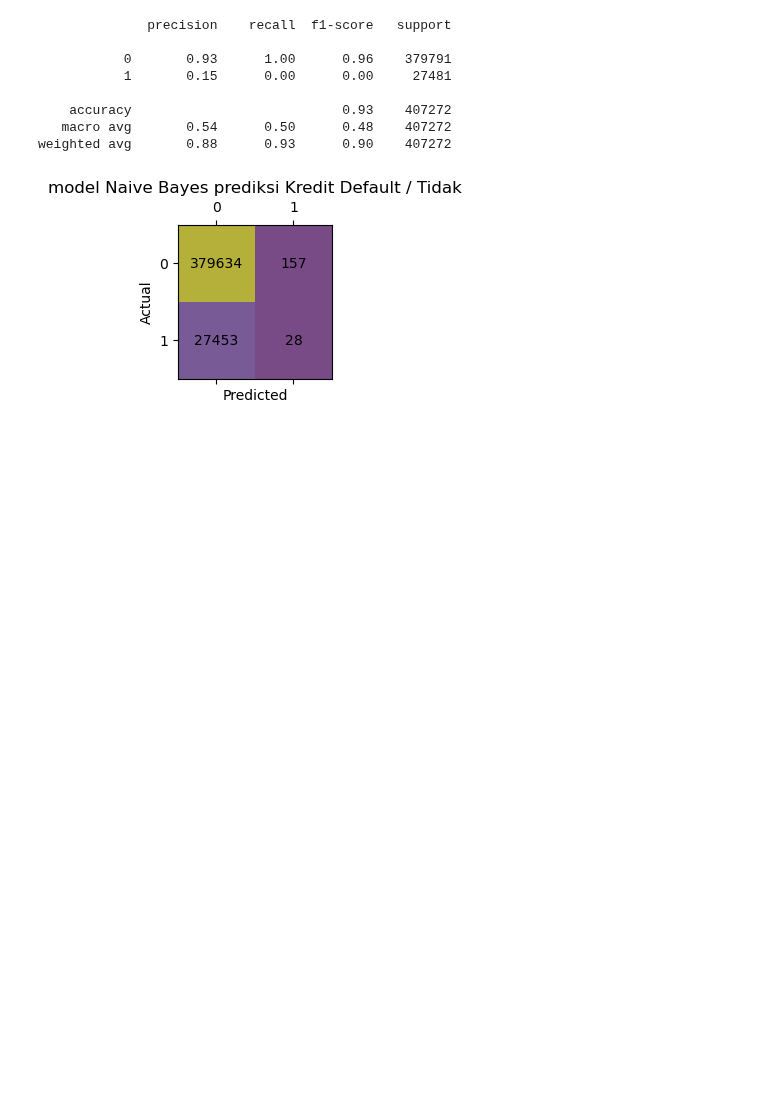
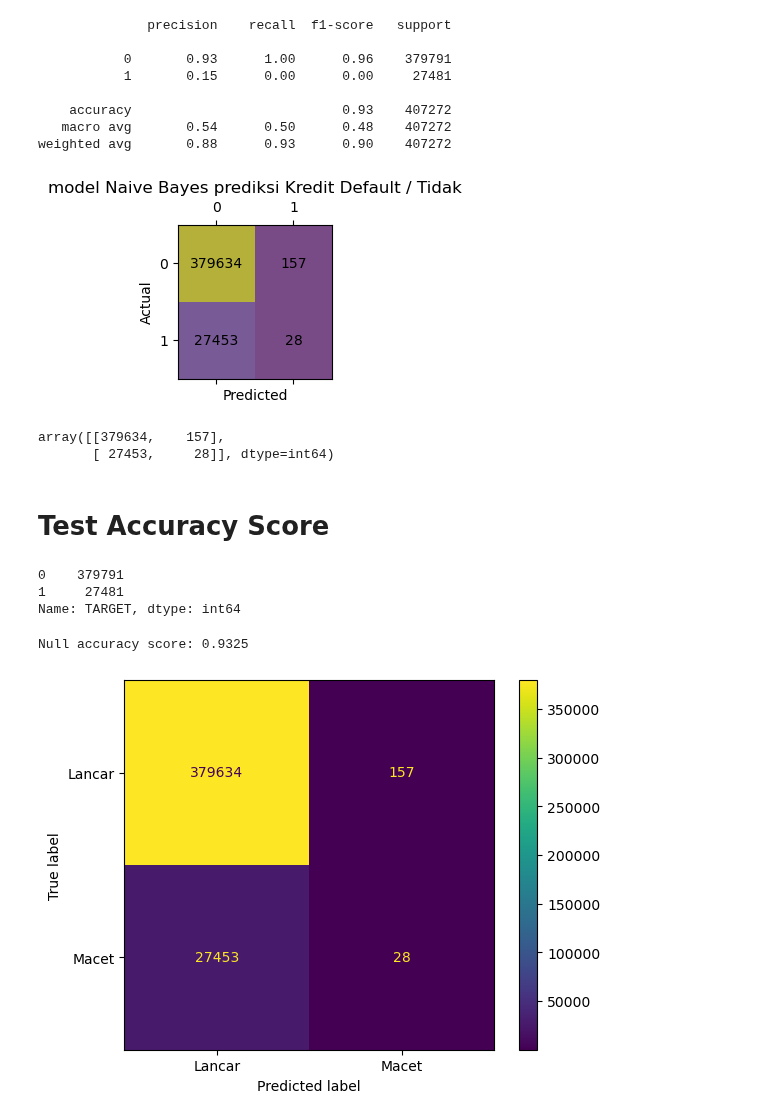
Before and after one commit to Ajhie1987/Python_Train, a Jupyter notebook: Real_Kredit.ipynb, the cells around one changed output. Saved outputs shown, nothing was run; the diff lists cells and outputs as text; code cells hidden in the pictures; blank space fills up the shorter version.

```diff
--- a/Real_Kredit.ipynb
+++ b/Real_Kredit.ipynb
@@ -194,3 +194,29 @@ def visualCM(x, y, total_label=2, title=""):
 visualCM(y_test, y_pred, 2, "model Naive Bayes prediksi Kredit Default / Tidak")
 # %% [output]
 [figure]
+# %%
+confusion_matrix(y_test,y_pred)
+# %% [output]
+array([[379634,    157],
+       [ 27453,     28]], dtype=int64)
+# %% [markdown]
+# Test Accuracy Score
+# %%
+y_test.value_counts()
+# %% [output]
+0    379791
+1     27481
+Name: TARGET, dtype: int64
+# %%
+null_accuracy = (379791/(379791+27481))
+
+print('Null accuracy score: {0:0.4f}'. format(null_accuracy))
+# %% [output]
+Null accuracy score: 0.9325
+# %%
+labels = ["Lancar", "Macet"]
+cm = confusion_matrix(y_test, y_pred)
+disp = ConfusionMatrixDisplay(confusion_matrix=cm, display_labels=labels)
+disp.plot();
+# %% [output]
+[figure, added]
```
Also changed, not shown: parts of 2 cells of this notebook.
